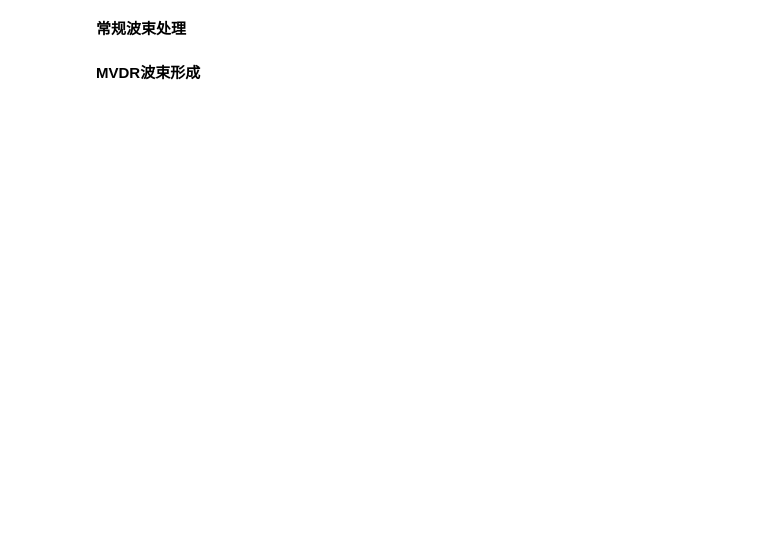
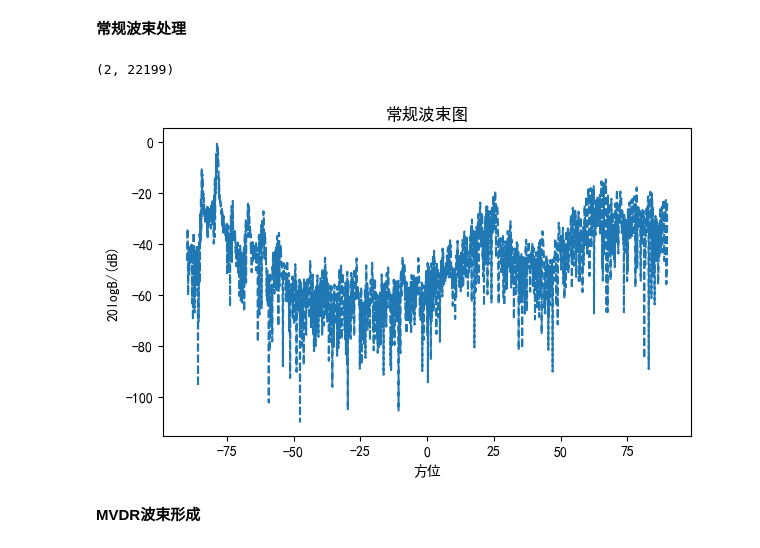
Before and after one commit to Henry-Sky/ASR-Learning, a Jupyter notebook: Exper/Exper02/exper02.ipynb, the cells around one changed output. Drawn from its saved outputs; the diff is of its cells as text; code cells hidden in the pictures; blank space fills up the shorter version.

```diff
--- a/Exper/Exper02/exper02.ipynb
+++ b/Exper/Exper02/exper02.ipynb
@@ -13,59 +39,61 @@ fft_wave_data, fft_time_table = wave_fft(wave_data, time_table)
 import matplotlib.pyplot as plt
 import numpy as np
 import pandas as pd
-import  warnings
-warnings.filterwarnings("ignore", module="matplotlib")
 
 # 数据读取
 data = pd.DataFrame(fft_wave_data)
 
 # 数据提取：响应向量
 a = data.iloc[:,:1800]
-a = a.applymap(eval)
 a = np.matrix(a)
 
 w1 = data.iloc[:,1801:-1]
-w1 = w1.applymap(eval)
+print(w1.shape)
 w1 = np.matrix(w1)
 
 theta = np.arange(-90, 90, 0.1).reshape([1, -1])
 theta = theta / 180 * np.pi # 入射角度
 
 # 数据提取：加权向量
 w = data.iloc[:,1800]
-w = [eval(i) for i in w]
 w = np.matrix(w).T
 
 a1 = data.iloc[:,-1]
-a1 = [eval(i) for i in a1]
 a1 = np.matrix(a1).T
 
 # 波束形成
-B = np.dot(a.transpose(), np.conj(w)) # 波束响应 = wa
+B = np.dot(a.T, np.conj(w)) # 波束响应 = wa
 B = np.abs(B) / np.max(np.abs(B)) # 波束响应
 
 plt.rcParams['font.sans-serif'] = 'SimHei'
 plt.rcParams['axes.unicode_minus'] = False
 
 plt.figure(figsize=(15,4))
 plt.subplot(1,2,1)
-plt.xlabel('方位（^o）')
+plt.xlabel('方位')
 plt.ylabel('20logB/(dB)')
 plt.title('常规波束图')
 plt.plot(theta.reshape([-1,1])*180/np.pi, 20 * np.log10(B.reshape([-1,1])), '--')
 
-# 方位估计
-sigma = np.transpose(np.conj(w1)) * a1 * np.transpose(np.conj(a1)) * w1
-sigma = np.diag(sigma)
-sigma = sigma / np.max(sigma)
+# # 方位估计
+# print(np.transpose(np.conj(w1)).shape)
+# print(a1.shape)
+# print(np.transpose(np.conj(a1)).shape)
+# print(w1.shape)
+# sigma = np.transpose(np.conj(w1)) * a1 * np.transpose(np.conj(a1)) * w1
+# sigma = np.diag(sigma)
+# sigma = sigma / np.max(sigma)
 
-plt.subplot(1,2,2)
-plt.xlabel('方位（^o）')
-plt.ylabel('10logσ^2/(dB)')
-plt.title('波束扫描方位谱')
-plt.plot(theta.reshape([-1,1])*180/np.pi, 10 * np.log10(sigma))
+# plt.subplot(1,2,2)
+# plt.xlabel('方位')
+# plt.ylabel('10logσ^2/(dB)')
+# plt.title('波束扫描方位谱')
+# plt.plot(theta.reshape([-1,1])*180/np.pi, 10 * np.log10(sigma))
 
 plt.show()
+# %% [output]
+(2, 22199)
+[figure, added]
 # %% [markdown]
 **MVDR波束形成**
 # %%
```
Also changed, not shown: parts of 4 cells of this notebook, 3 other files.
